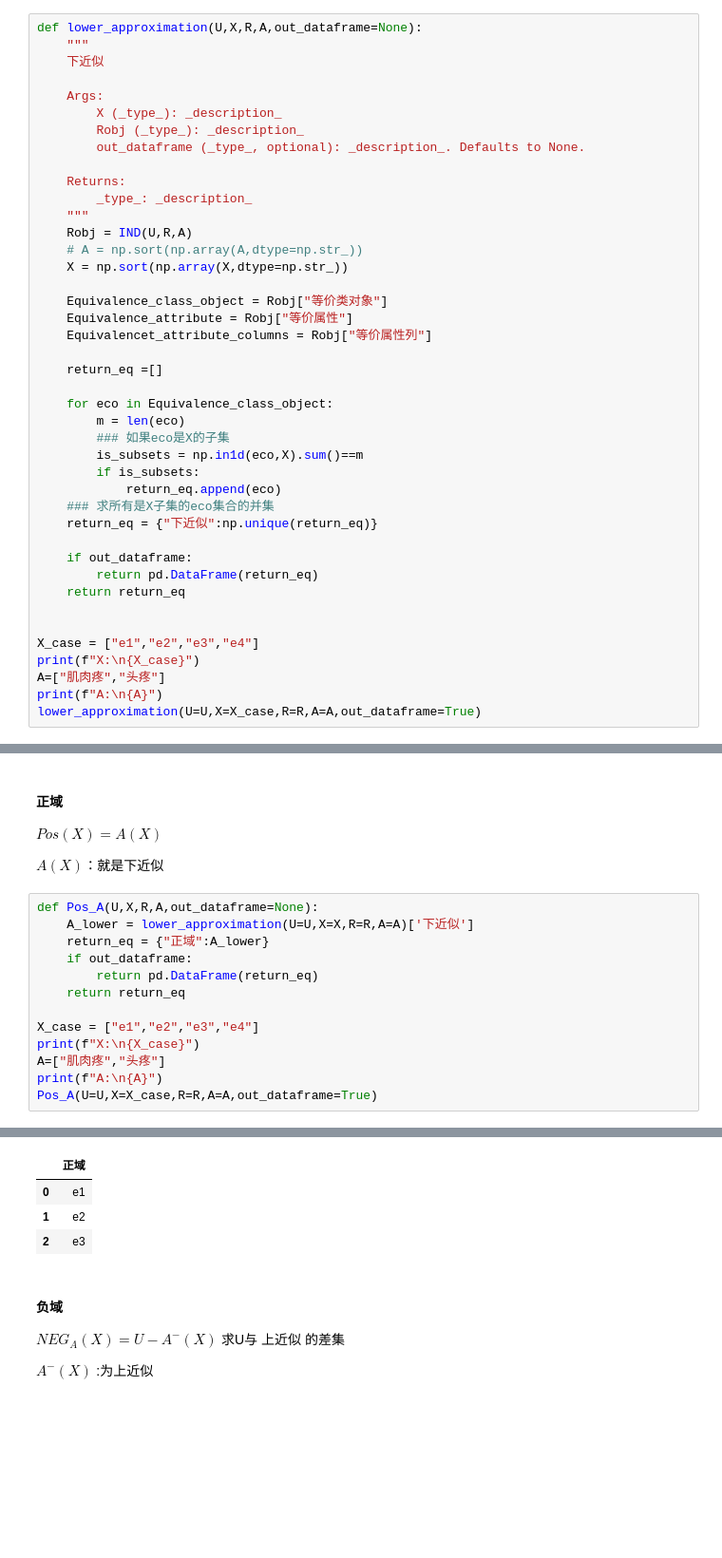
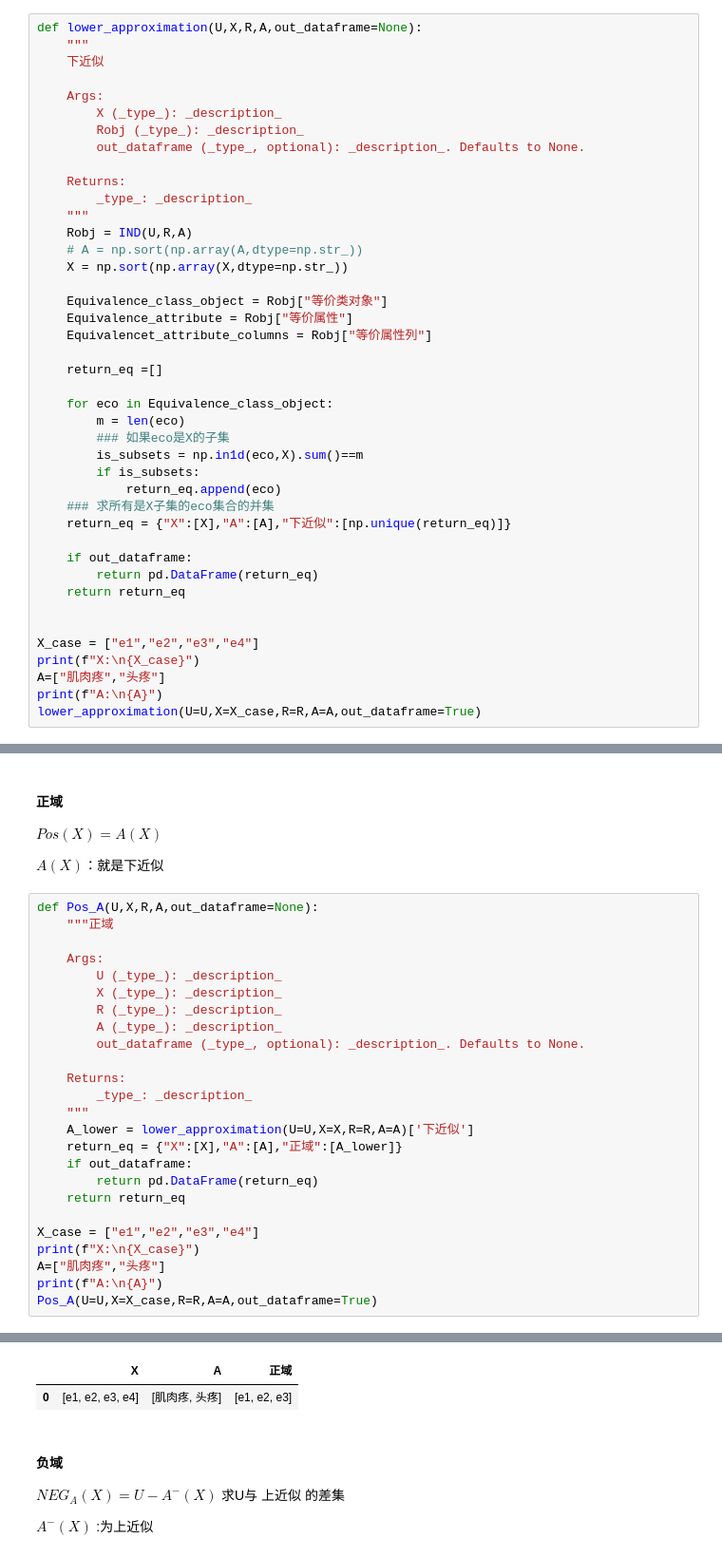
Before and after one commit to YiyaoZhang9527/Algorithm-class-at-Huai-Vocational-College, a Jupyter notebook: 数据预处理/特征选择/离散特征选择方法/粗糙集属性约减/粗糙集基础知识.ipynb, the cells around one changed output, grey strips where cells are left out. Shown: that part at 95% size. Saved outputs shown, nothing was run; the diff lists cells and outputs as text; blank space fills up the shorter version.

```diff
--- a/数据预处理/特征选择/离散特征选择方法/粗糙集属性约减/粗糙集基础知识.ipynb
+++ b/数据预处理/特征选择/离散特征选择方法/粗糙集属性约减/粗糙集基础知识.ipynb
@@ -351,7 +353,7 @@ def lower_approximation(U,X,R,A,out_dataframe=None):
         if is_subsets:
             return_eq.append(eco)
     ### 求所有是X子集的eco集合的并集
-    return_eq = {"下近似":np.unique(return_eq)}
+    return_eq = {"X":[X],"A":[A],"下近似":[np.unique(return_eq)]}
 
     if out_dataframe:
         return pd.DataFrame(return_eq)
@@ -431,26 +427,36 @@ $ Pos(X) = A(X) $
 $ A(X) $：就是下近似
 # %%
 def Pos_A(U,X,R,A,out_dataframe=None):
+    """正域
+
+    Args:
+        U (_type_): _description_
+        X (_type_): _description_
+        R (_type_): _description_
+        A (_type_): _description_
+        out_dataframe (_type_, optional): _description_. Defaults to None.
+
+    Returns:
+        _type_: _description_
+    """
     A_lower = lower_approximation(U=U,X=X,R=R,A=A)['下近似']
-    return_eq = {"正域":A_lower}
+    return_eq = {"X":[X],"A":[A],"正域":[A_lower]}
     if out_dataframe:
         return pd.DataFrame(return_eq)
     return return_eq
 
 X_case = ["e1","e2","e3","e4"]
 print(f"X:\n{X_case}")
 A=["肌肉疼","头疼"]
 print(f"A:\n{A}")
 Pos_A(U=U,X=X_case,R=R,A=A,out_dataframe=True)
 # %% [output]
 X:
 ['e1', 'e2', 'e3', 'e4']
 A:
 ['肌肉疼', '头疼']
-|  | 正域 |
-| 0 | e1 |
-| 1 | e2 |
-| 2 | e3 |
+|  | X | A | 正域 |
+| 0 | [e1, e2, e3, e4] | [肌肉疼, 头疼] | [e1, e2, e3] |
 # %% [markdown]
 #### 负域
 
```
Also changed, not shown: parts of 6 cells of this notebook.
